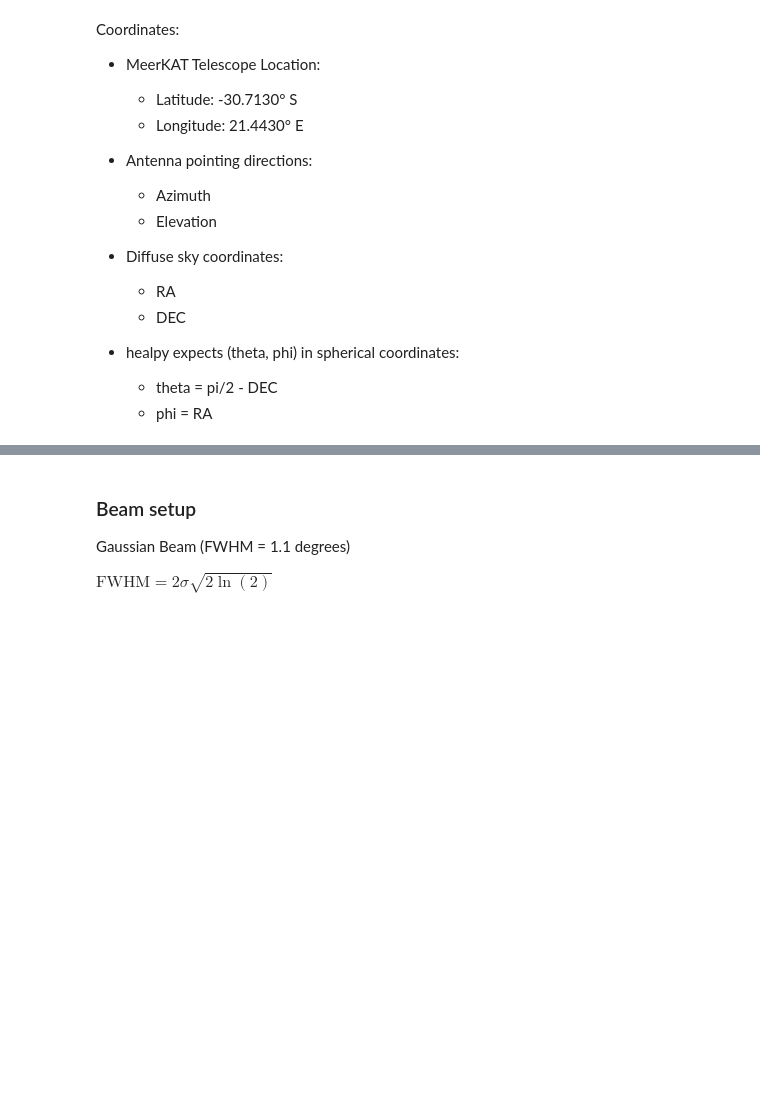
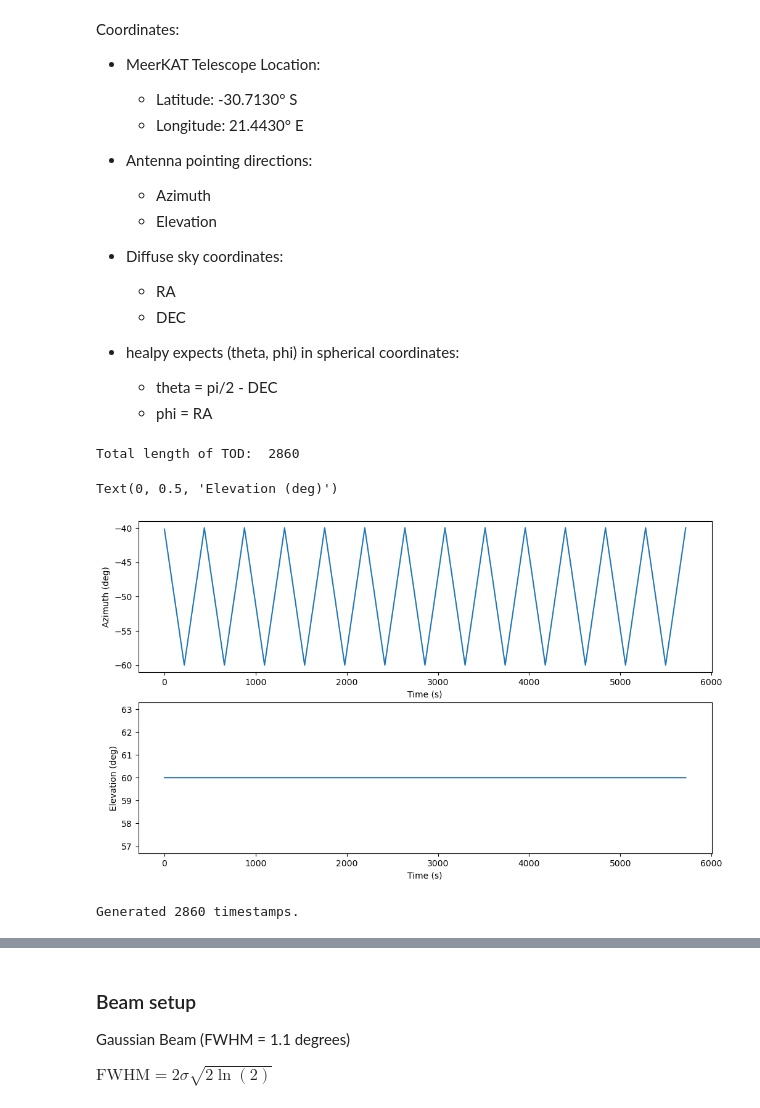
Before and after one commit to zzhang0123/hydra-tod, a Jupyter notebook: workflow.ipynb, the cells around one changed output, grey strips where cells are left out. Saved outputs shown, nothing was run; the diff lists cells and outputs as text; code cells hidden in the pictures; blank space fills up the shorter version.

```diff
--- a/workflow.ipynb
+++ b/workflow.ipynb
@@ -43,41 +43,45 @@ location = EarthLocation(lat=telescope_lat * u.deg, lon=telescope_lon * u.deg, h
 # ---- Define observation parameters ----
 
 # Antenna pointings: Azimuth list and Elevation, in degrees
-# aux = np.linspace(-60, -40, 111)
-aux = np.linspace(-65, -35, 171)
+aux = np.linspace(-60, -40, 111)
+# aux = np.linspace(-65, -35, 171)
 azimuths = np.concatenate((aux[1:-1][::-1], aux))
 #azimuths = np.concatenate((aux, aux[1:-1][::-1]))
 
 # Generate 13 repeats of the azimuths
-azimuths = np.tile(azimuths, 25)
+azimuths = np.tile(azimuths, 13)
 
 
 elevation = 41.7    # Elevation in degrees
 
 elevation = 60    # Elevation in degrees
 
 # Total length of TOD
 ntime = len(azimuths)
 print("Total length of TOD: ", ntime)
 dtime = 2.0
 
 t_list = np.arange(ntime) * dtime
 
 
 plt.figure(figsize=(12, 7))
 # Generate the equatorial coordinates of the pointings:
 ra_list = []
 dec_list = []
 
 plt.subplot(211)
 plt.plot(t_list, azimuths)
 plt.xlabel('Time (s)')
 plt.ylabel('Azimuth (deg)')
 
 plt.subplot(212)
 plt.plot(t_list, elevation*np.ones_like(azimuths))
 plt.xlabel('Time (s)')
 plt.ylabel('Elevation (deg)')
+# %% [output]
+Total length of TOD:  2860
+Text(0, 0.5, 'Elevation (deg)')
+[figure, added]
 # %%
 # ---- Define start and end times in SAST ----
 start_time_sast = "2024-02-23 19:54:07.397"
@@ -93,6 +97,8 @@ time_list = start_time + TimeDelta(t_list, format='sec')
 
 # ---- Print results ----
 print(f"Generated {len(time_list)} timestamps.")
+# %% [output]
+Generated 2860 timestamps.
 # %%
 # ---- Create AltAz coordinate frame ----
 altaz_frame = AltAz(obstime=time_list, location=location)
```
Also changed, not shown: parts of 11 cells of this notebook, 20 other files.
